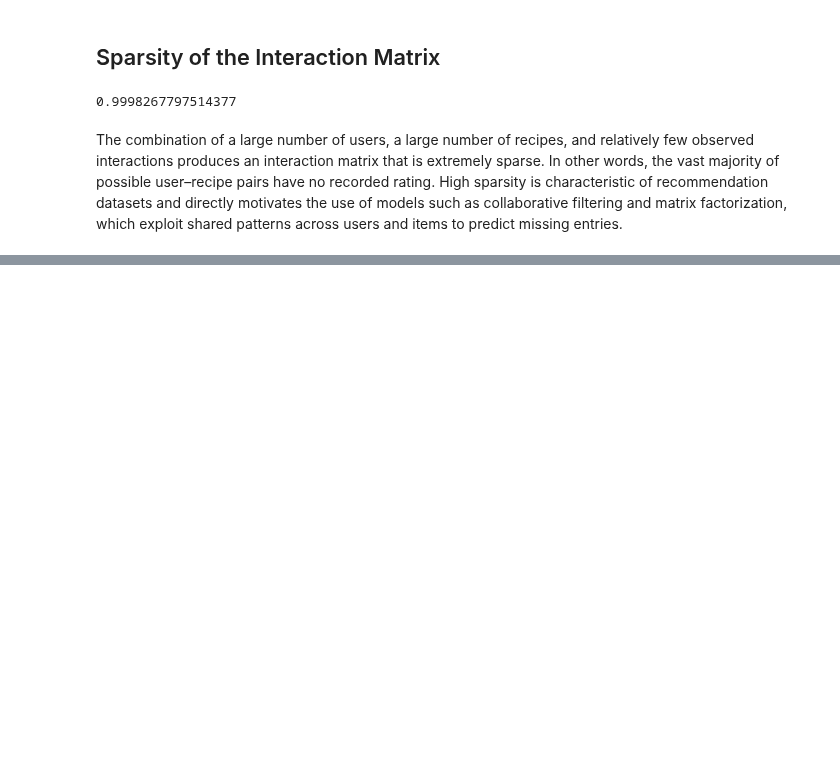
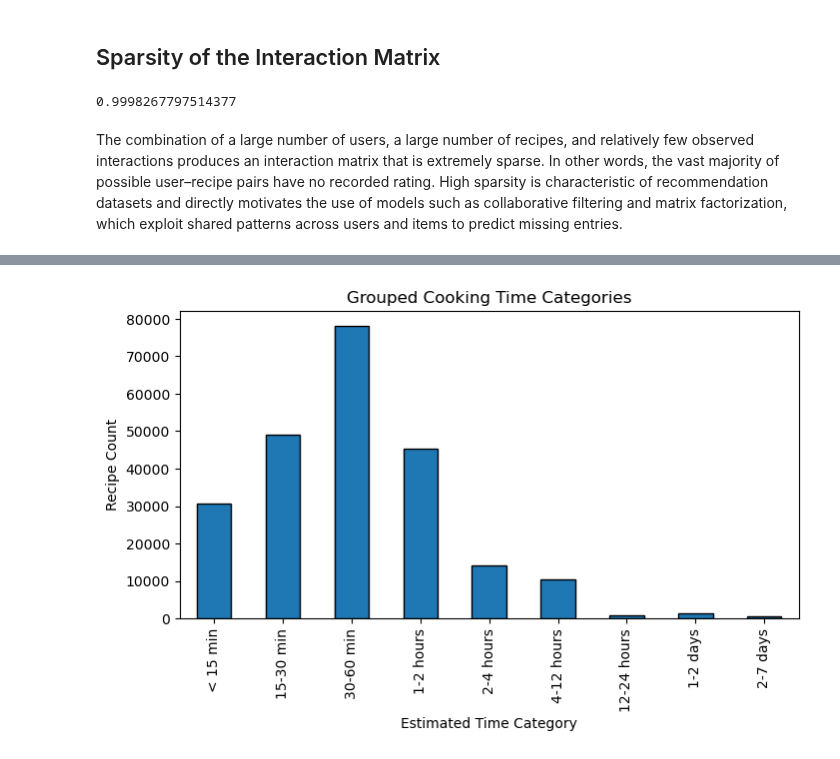
Before and after one commit to kecohen575/RecipeRecommender, a Jupyter notebook: recipe_recsys.ipynb, the cells around one changed output, grey strips where cells are left out. Saved outputs shown, nothing was run; the diff lists cells and outputs as text; code cells hidden in the pictures; blank space fills up the shorter version.

```diff
--- a/recipe_recsys.ipynb
+++ b/recipe_recsys.ipynb
@@ -162,0 +328,23 @@ The combination of a large number of users, a large number of recipes, and relat
+# %%
+bins = [0, 15, 30, 60, 120, 240, 720, 1440, 2880, 10080]
+labels = [
+    "< 15 min",
+    "15-30 min",
+    "30-60 min",
+    "1-2 hours",
+    "2-4 hours",
+    "4-12 hours",
+    "12-24 hours",
+    "1-2 days",
+    "2-7 days"
+]
+
+binned = pd.cut(valid_minutes, bins=bins, labels=labels, right=False)
+binned.value_counts().sort_index().plot(kind='bar', figsize=(8,4), edgecolor='black')
+
+plt.title("Grouped Cooking Time Categories")
+plt.xlabel("Estimated Time Category")
+plt.ylabel("Recipe Count")
+plt.show()
+# %% [output]
+[figure, added]
```
Also changed, not shown: parts of 23 cells of this notebook.
